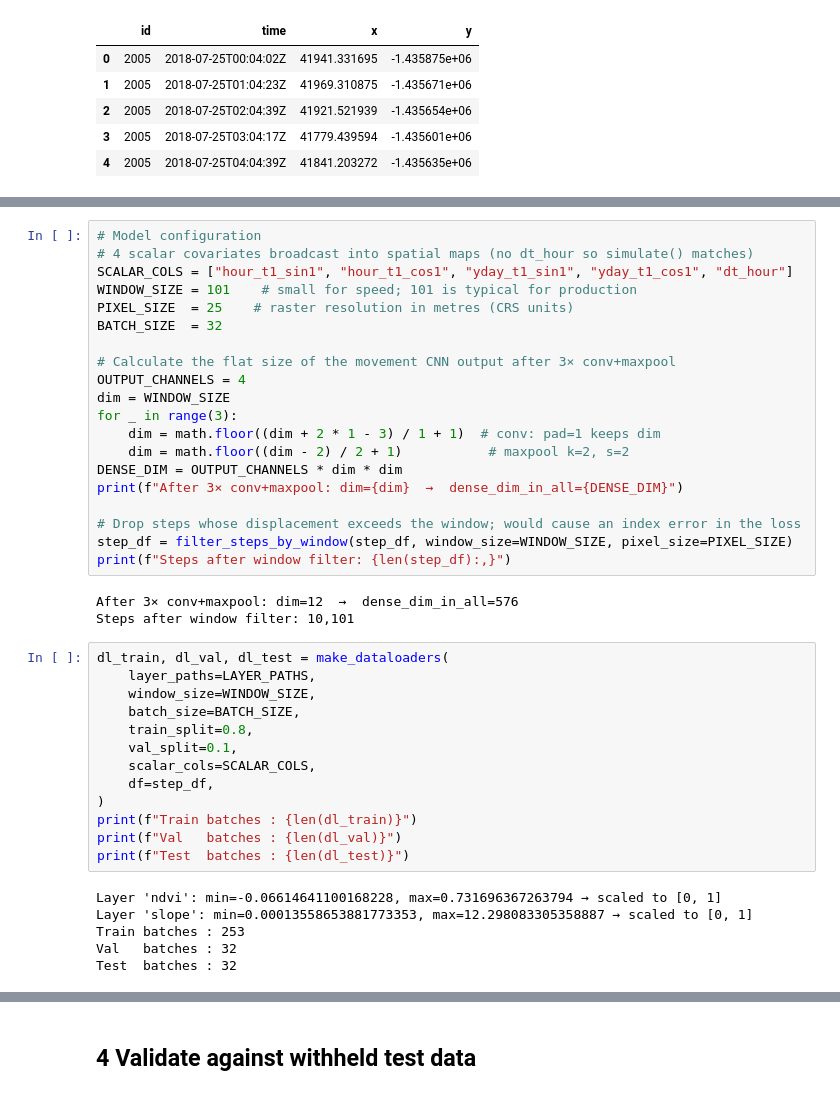
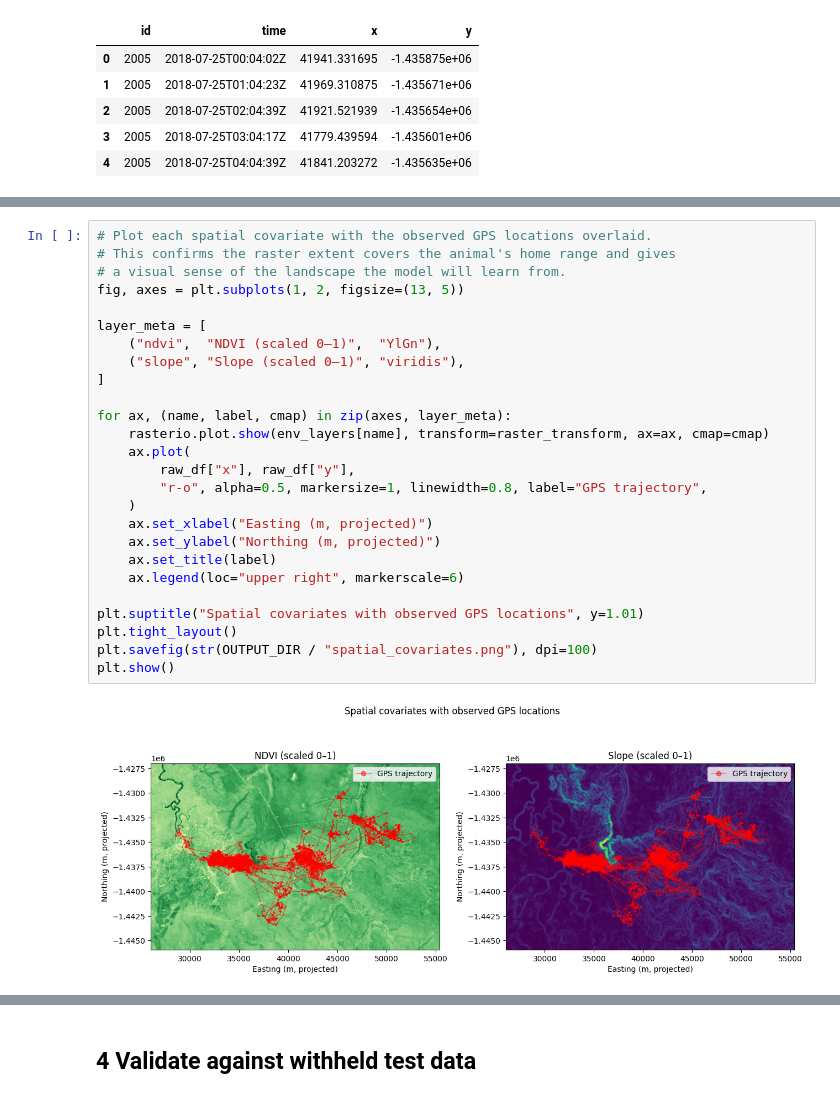
Before and after one commit to swforrest/deepSSF_package, a Jupyter notebook: examples/deepssf_train_validate_example.ipynb, the cells around one changed output, grey strips where cells are left out. Cells and saved outputs as stored; diff of their text form.

```diff
--- a/examples/deepssf_train_validate_example.ipynb
+++ b/examples/deepssf_train_validate_example.ipynb
@@ -120,42 +136,28 @@ Movement steps : 10,296  (1 dropped — last fix per individual)
-# %%
-# Model configuration
-# 4 scalar covariates broadcast into spatial maps (no dt_hour so simulate() matches)
-SCALAR_COLS = ["hour_t1_sin1", "hour_t1_cos1", "yday_t1_sin1", "yday_t1_cos1", "dt_hour"]
-WINDOW_SIZE = 101    # small for speed; 101 is typical for production
-PIXEL_SIZE  = 25    # raster resolution in metres (CRS units)
-BATCH_SIZE  = 32
-
-# Calculate the flat size of the movement CNN output after 3× conv+maxpool
-OUTPUT_CHANNELS = 4
-dim = WINDOW_SIZE
-for _ in range(3):
-    dim = math.floor((dim + 2 * 1 - 3) / 1 + 1)  # conv: pad=1 keeps dim
-    dim = math.floor((dim - 2) / 2 + 1)           # maxpool k=2, s=2
-DENSE_DIM = OUTPUT_CHANNELS * dim * dim
-print(f"After 3× conv+maxpool: dim={dim}  →  dense_dim_in_all={DENSE_DIM}")
-
-# Drop steps whose displacement exceeds the window; would cause an index error in the loss
-step_df = filter_steps_by_window(step_df, window_size=WINDOW_SIZE, pixel_size=PIXEL_SIZE)
-print(f"Steps after window filter: {len(step_df):,}")
-# %% [output]
-After 3× conv+maxpool: dim=12  →  dense_dim_in_all=576
-Steps after window filter: 10,101
-# %%
-dl_train, dl_val, dl_test = make_dataloaders(
-    layer_paths=LAYER_PATHS,
-    window_size=WINDOW_SIZE,
-    batch_size=BATCH_SIZE,
-    train_split=0.8,
-    val_split=0.1,
-    scalar_cols=SCALAR_COLS,
-    df=step_df,
-)
-print(f"Train batches : {len(dl_train)}")
-print(f"Val   batches : {len(dl_val)}")
-print(f"Test  batches : {len(dl_test)}")
-# %% [output]
-Layer 'ndvi': min=-0.06614641100168228, max=0.731696367263794 → scaled to [0, 1]
-Layer 'slope': min=0.00013558653881773353, max=12.298083305358887 → scaled to [0, 1]
-Train batches : 253
-Val   batches : 32
-Test  batches : 32
+# %%
+# Plot each spatial covariate with the observed GPS locations overlaid.
+# This confirms the raster extent covers the animal's home range and gives
+# a visual sense of the landscape the model will learn from.
+fig, axes = plt.subplots(1, 2, figsize=(13, 5))
+
+layer_meta = [
+    ("ndvi",  "NDVI (scaled 0–1)",  "YlGn"),
+    ("slope", "Slope (scaled 0–1)", "viridis"),
+]
+
+for ax, (name, label, cmap) in zip(axes, layer_meta):
+    rasterio.plot.show(env_layers[name], transform=raster_transform, ax=ax, cmap=cmap)
+    ax.plot(
+        raw_df["x"], raw_df["y"],
+        "r-o", alpha=0.5, markersize=1, linewidth=0.8, label="GPS trajectory",
+    )
+    ax.set_xlabel("Easting (m, projected)")
+    ax.set_ylabel("Northing (m, projected)")
+    ax.set_title(label)
+    ax.legend(loc="upper right", markerscale=6)
+
+plt.suptitle("Spatial covariates with observed GPS locations", y=1.01)
+plt.tight_layout()
+plt.savefig(str(OUTPUT_DIR / "spatial_covariates.png"), dpi=100)
+plt.show()
+# %% [output]
+[figure, added]
```
Also changed, not shown: parts of 36 cells of this notebook, 8 other files.
